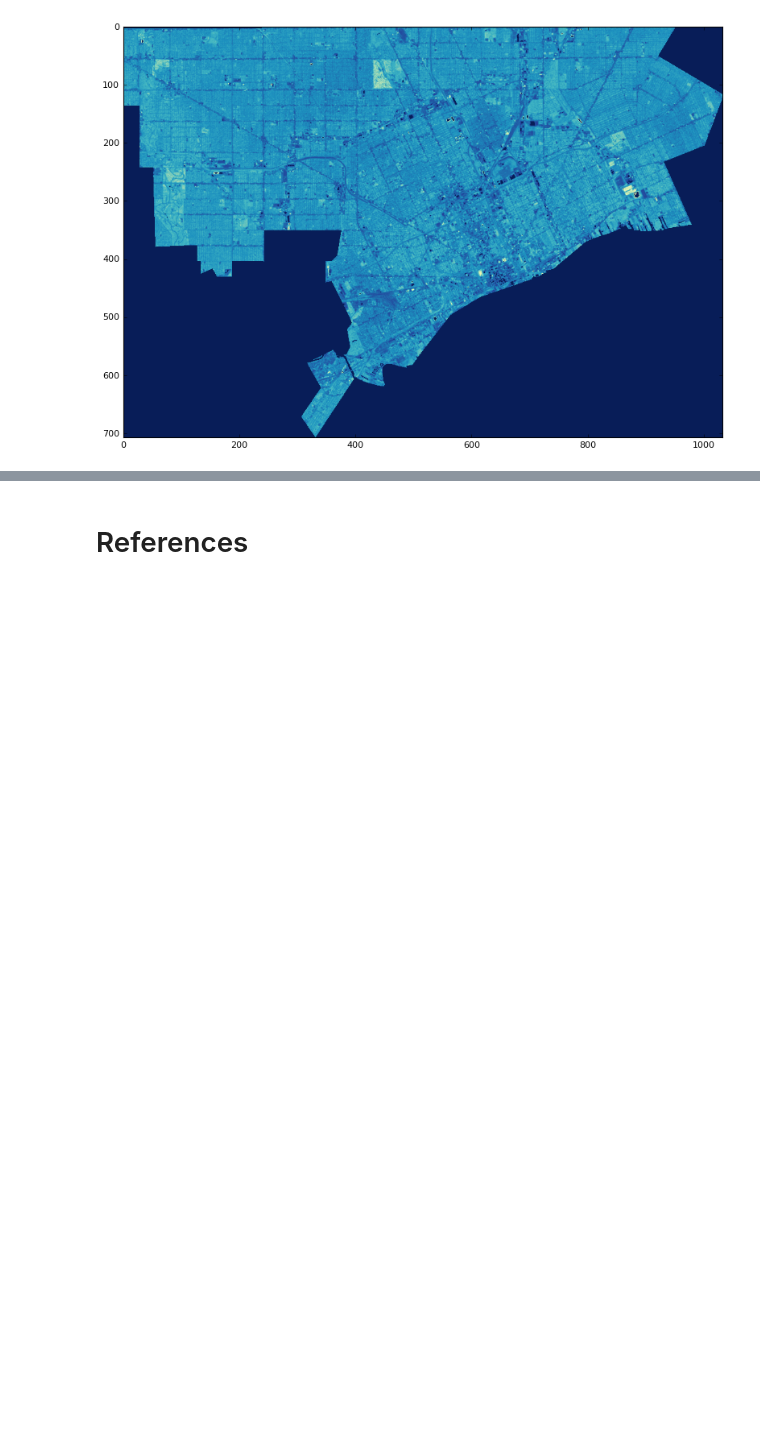
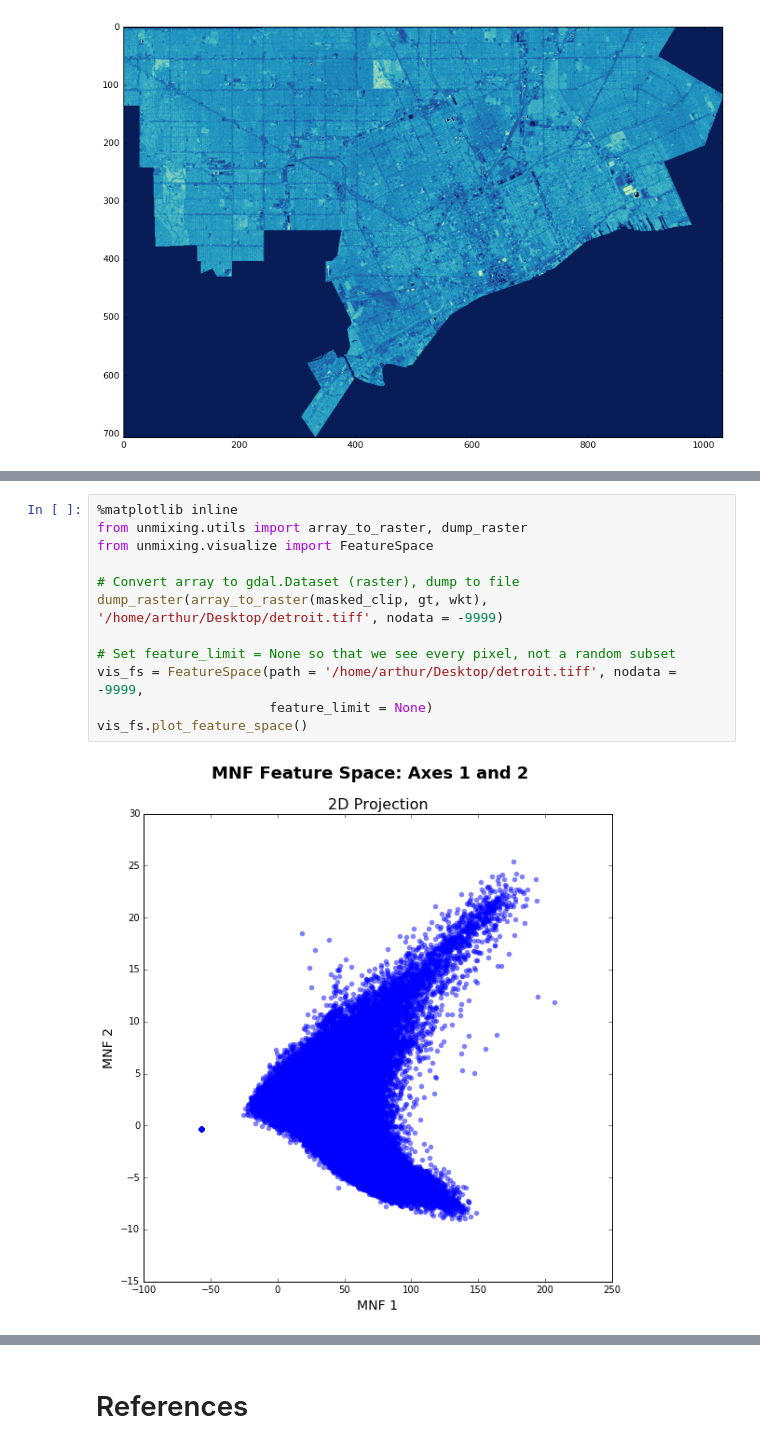
Before and after one commit to arthur-e/unmixing, a Jupyter notebook: docs/Overview_LSMA_in_Python.ipynb, the cells around one changed output, grey strips where cells are left out. Cells and saved outputs as stored; diff of their text form; blank space fills up the shorter version.

```diff
--- a/docs/Overview_LSMA_in_Python.ipynb
+++ b/docs/Overview_LSMA_in_Python.ipynb
@@ -133,0 +241,14 @@ plt.imshow(hsi_post_mnf.T[0,...], cmap=cm.YlGnBu_r)
+# %%
+%matplotlib inline
+from unmixing.utils import array_to_raster, dump_raster
+from unmixing.visualize import FeatureSpace
+
+# Convert array to gdal.Dataset (raster), dump to file
+dump_raster(array_to_raster(masked_clip, gt, wkt), '/home/arthur/Desktop/detroit.tiff', nodata = -9999)
+
+# Set feature_limit = None so that we see every pixel, not a random subset
+vis_fs = FeatureSpace(path = '/home/arthur/Desktop/detroit.tiff', nodata = -9999,
+                      feature_limit = None)
+vis_fs.plot_feature_space()
+# %% [output]
+[figure, added]
```
Also changed, not shown: parts of 33 cells of this notebook, 3 other files.
